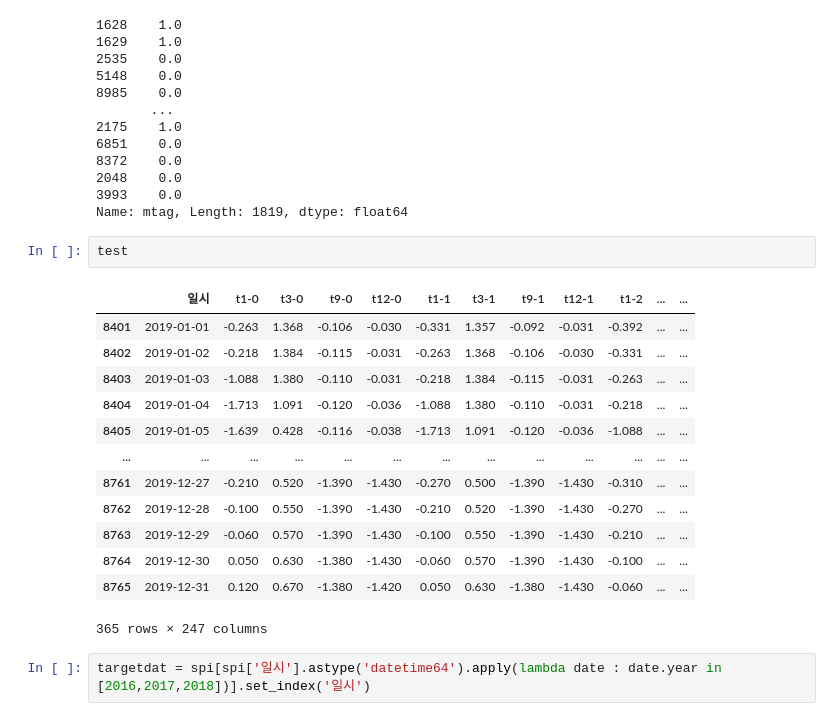
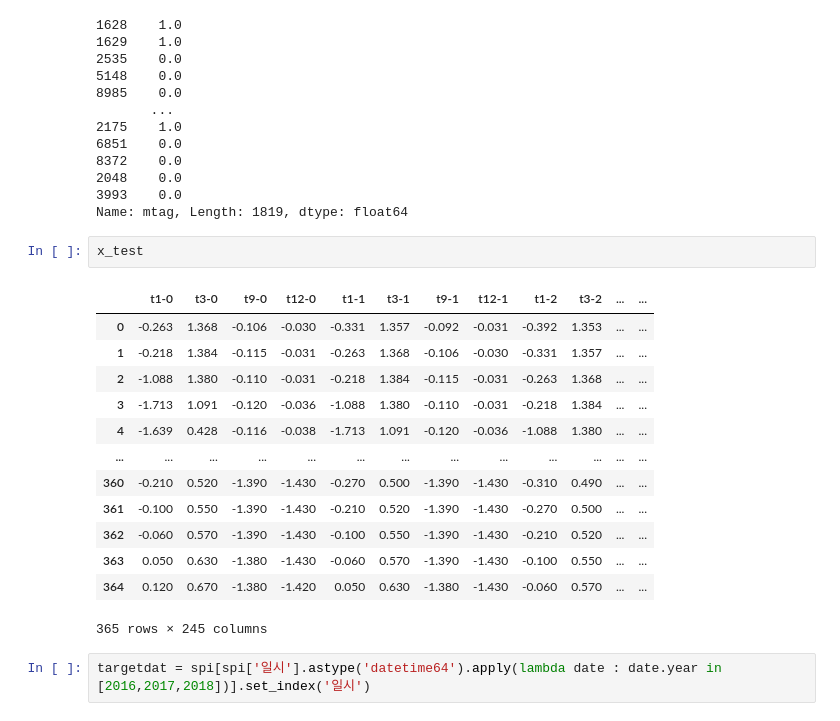
Before and after one commit to zeusryu0/kdt4_project, a Jupyter notebook: project2/code/가뭄모델-Regression.ipynb, the cells around one changed output. Cells and saved outputs as stored; diff of their text form.

```diff
--- a/project2/code/가뭄모델-Regression.ipynb
+++ b/project2/code/가뭄모델-Regression.ipynb
@@ -579,22 +575,22 @@ y_test
 2048    0.0
 3993    0.0
 Name: mtag, Length: 1819, dtype: float64
-# %%
-test
-# %% [output]
-|  | 일시 | t1-0 | t3-0 | t9-0 | t12-0 | t1-1 | t3-1 | t9-1 | t12-1 | t1-2 | ... | ... |
-| 8401 | 2019-01-01 | -0.263 | 1.368 | -0.106 | -0.030 | -0.331 | 1.357 | -0.092 | -0.031 | -0.392 | ... | ... |
-| 8402 | 2019-01-02 | -0.218 | 1.384 | -0.115 | -0.031 | -0.263 | 1.368 | -0.106 | -0.030 | -0.331 | ... | ... |
-| 8403 | 2019-01-03 | -1.088 | 1.380 | -0.110 | -0.031 | -0.218 | 1.384 | -0.115 | -0.031 | -0.263 | ... | ... |
-| 8404 | 2019-01-04 | -1.713 | 1.091 | -0.120 | -0.036 | -1.088 | 1.380 | -0.110 | -0.031 | -0.218 | ... | ... |
-| 8405 | 2019-01-05 | -1.639 | 0.428 | -0.116 | -0.038 | -1.713 | 1.091 | -0.120 | -0.036 | -1.088 | ... | ... |
-| ... | ... | ... | ... | ... | ... | ... | ... | ... | ... | ... | ... | ... |
-| 8761 | 2019-12-27 | -0.210 | 0.520 | -1.390 | -1.430 | -0.270 | 0.500 | -1.390 | -1.430 | -0.310 | ... | ... |
-| 8762 | 2019-12-28 | -0.100 | 0.550 | -1.390 | -1.430 | -0.210 | 0.520 | -1.390 | -1.430 | -0.270 | ... | ... |
-| 8763 | 2019-12-29 | -0.060 | 0.570 | -1.390 | -1.430 | -0.100 | 0.550 | -1.390 | -1.430 | -0.210 | ... | ... |
-| 8764 | 2019-12-30 | 0.050 | 0.630 | -1.380 | -1.430 | -0.060 | 0.570 | -1.390 | -1.430 | -0.100 | ... | ... |
-| 8765 | 2019-12-31 | 0.120 | 0.670 | -1.380 | -1.420 | 0.050 | 0.630 | -1.380 | -1.430 | -0.060 | ... | ... |
-365 rows × 247 columns
+# %%
+x_test
+# %% [output]
+|  | t1-0 | t3-0 | t9-0 | t12-0 | t1-1 | t3-1 | t9-1 | t12-1 | t1-2 | t3-2 | ... | ... |
+| 0 | -0.263 | 1.368 | -0.106 | -0.030 | -0.331 | 1.357 | -0.092 | -0.031 | -0.392 | 1.353 | ... | ... |
+| 1 | -0.218 | 1.384 | -0.115 | -0.031 | -0.263 | 1.368 | -0.106 | -0.030 | -0.331 | 1.357 | ... | ... |
+| 2 | -1.088 | 1.380 | -0.110 | -0.031 | -0.218 | 1.384 | -0.115 | -0.031 | -0.263 | 1.368 | ... | ... |
+| 3 | -1.713 | 1.091 | -0.120 | -0.036 | -1.088 | 1.380 | -0.110 | -0.031 | -0.218 | 1.384 | ... | ... |
+| 4 | -1.639 | 0.428 | -0.116 | -0.038 | -1.713 | 1.091 | -0.120 | -0.036 | -1.088 | 1.380 | ... | ... |
+| ... | ... | ... | ... | ... | ... | ... | ... | ... | ... | ... | ... | ... |
+| 360 | -0.210 | 0.520 | -1.390 | -1.430 | -0.270 | 0.500 | -1.390 | -1.430 | -0.310 | 0.490 | ... | ... |
+| 361 | -0.100 | 0.550 | -1.390 | -1.430 | -0.210 | 0.520 | -1.390 | -1.430 | -0.270 | 0.500 | ... | ... |
+| 362 | -0.060 | 0.570 | -1.390 | -1.430 | -0.100 | 0.550 | -1.390 | -1.430 | -0.210 | 0.520 | ... | ... |
+| 363 | 0.050 | 0.630 | -1.380 | -1.430 | -0.060 | 0.570 | -1.390 | -1.430 | -0.100 | 0.550 | ... | ... |
+| 364 | 0.120 | 0.670 | -1.380 | -1.420 | 0.050 | 0.630 | -1.380 | -1.430 | -0.060 | 0.570 | ... | ... |
+365 rows × 245 columns
 # %%
 targetdat = spi[spi['일시'].astype('datetime64').apply(lambda date : date.year in [2016,2017,2018])].set_index('일시')
 # %%
```
Also changed, not shown: parts of 8 cells of this notebook, 12 other files.
